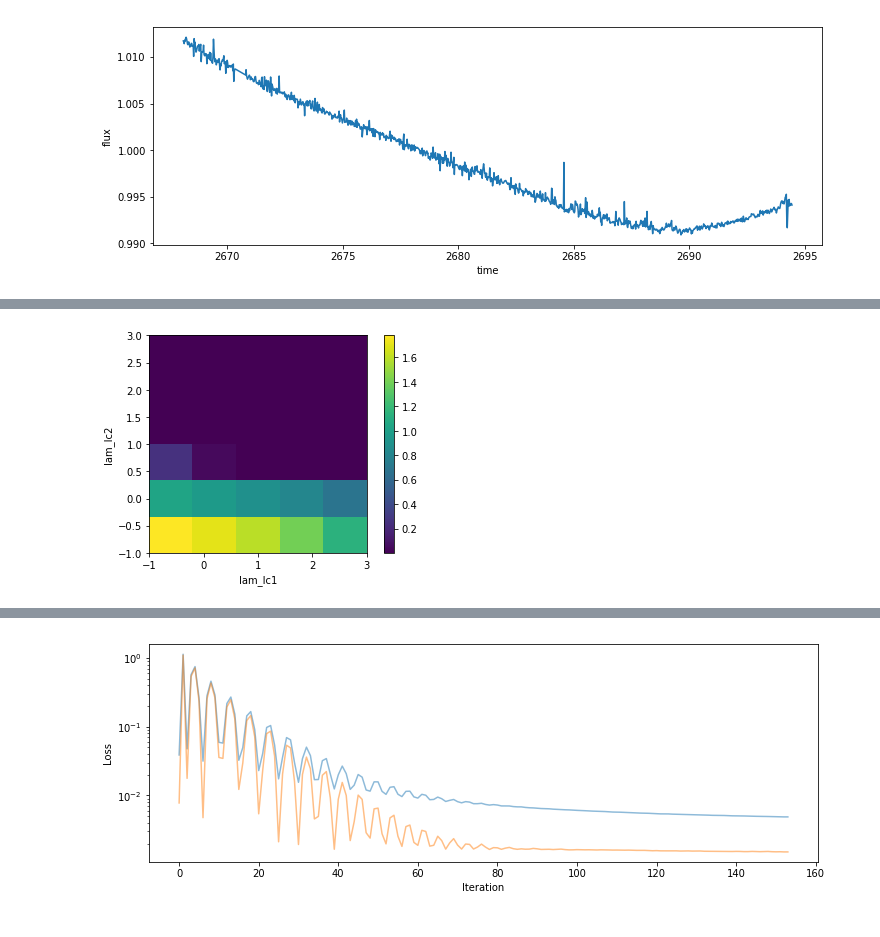
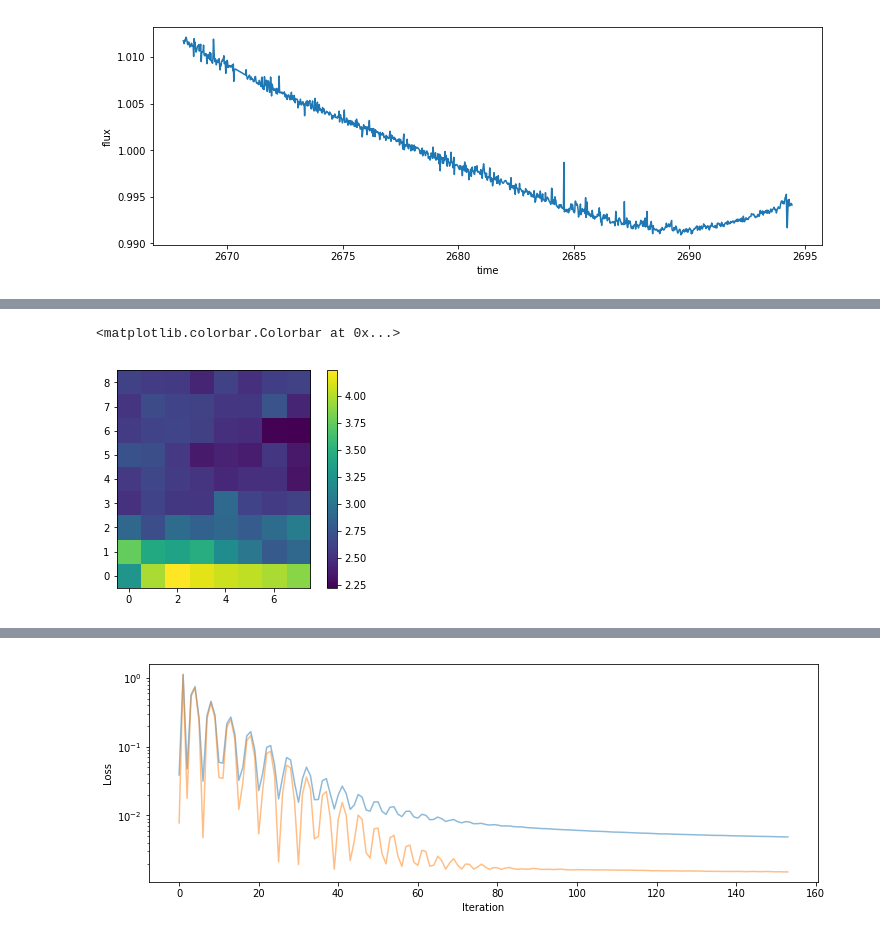
Before and after one commit to rodluger/L1, a Jupyter notebook: old/c9/c9-test.ipynb, the cells around one changed output, grey strips where cells are left out. Drawn from its saved outputs; the diff is of its cells as text; code cells hidden in the pictures.

```diff
--- a/c9-test.ipynb
+++ b/old/c9/c9-test.ipynb
@@ -463,6 +465,7 @@ DetrendCV(target_lc, wze, nsteps=1000)
-# %%
-# Cross-validate
-DetrendCV(target_lc, wze, nsteps=1000)
-# %% [output]
-[figure, removed]
+# %%
+pl.imshow(np.log10(scatter), origin='lower')
+pl.colorbar()
+# %% [output]
+<matplotlib.colorbar.Colorbar at 0x...>
+[figure, added]
 # %%
```
Also changed, not shown: parts of 3 cells of this notebook, 6 other files.
